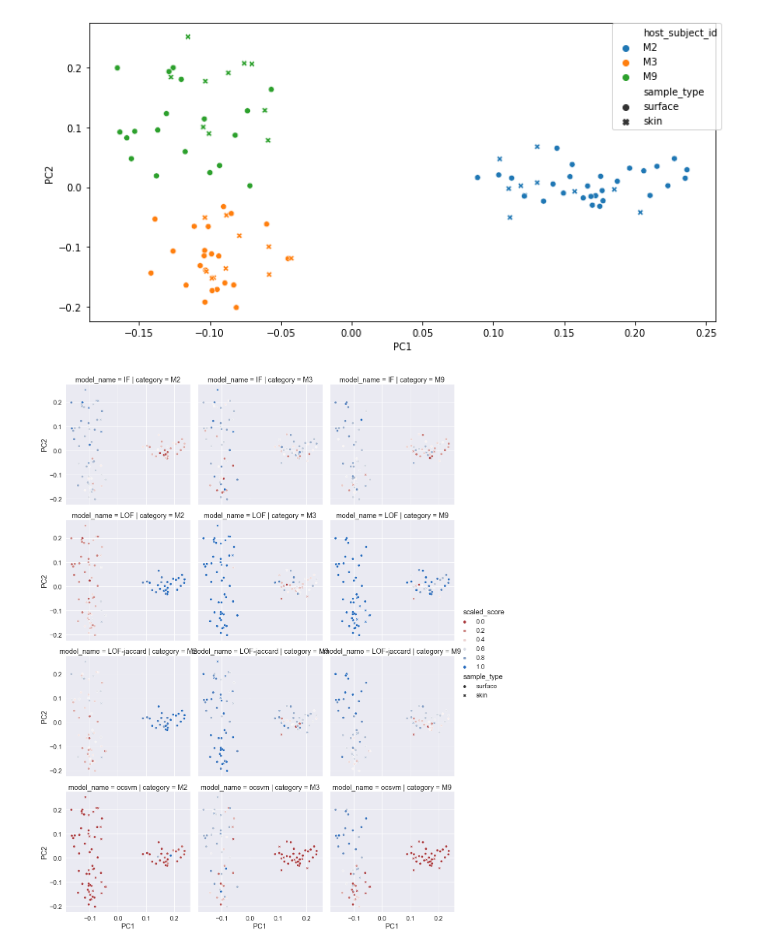
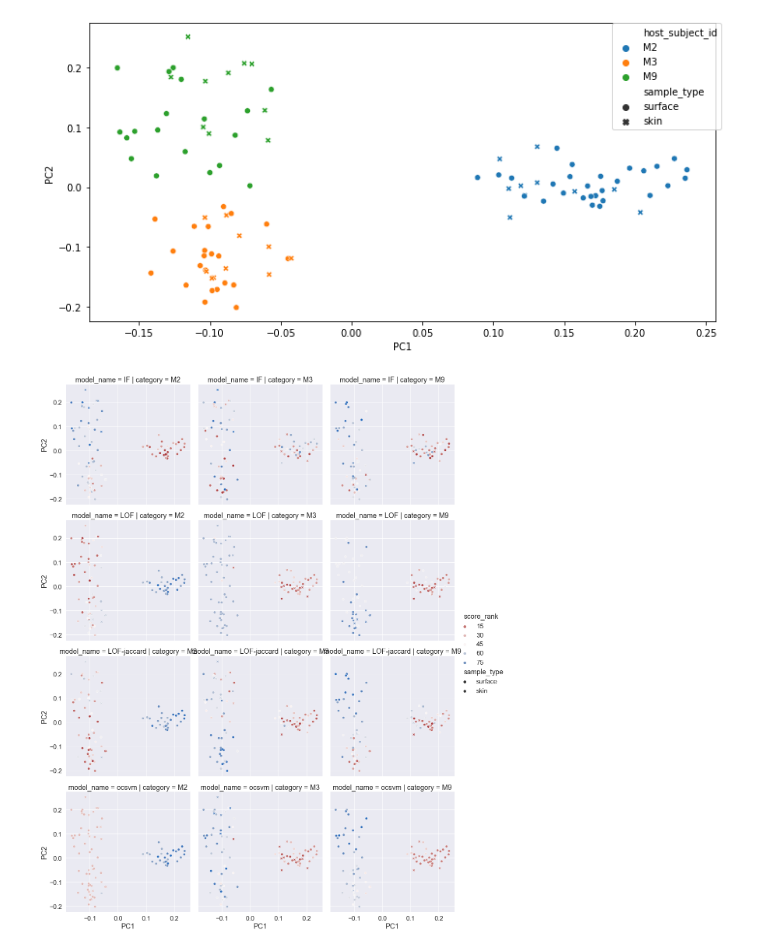
Before and after one commit to gwarmstrong/q2-anomaly-detection, a Jupyter notebook: notebooks/keyboard-ad-benchmark.ipynb, the cells around one changed output. Cells and saved outputs as stored; diff of their text form; code cells hidden in the pictures.

Commit message:
ENH more consolidation of benchmarking logic and conversion of plots to rank

```diff
--- a/notebooks/keyboard-ad-benchmark.ipynb
+++ b/notebooks/keyboard-ad-benchmark.ipynb
@@ -36,3 +72,5 @@ metadata = metadata_all.query('host_subject_id in @subject_ids')
+# %%
+metadata = subset_metadata(metadata_all)
 # %%
 metadata = metadata.set_index('sample_name')
 # %%
@@ -98,30 +123,3 @@ ocsvm = OneClassSVM(gamma='auto')
-# %%
-# CONVENTION: anomaly scores should be transformed onto (0, 1) where 0 is
-#  least anomalous and 1 is the most anomalous
-models = {
-    'IF': {
-        'model': iso,
-        'scale_score': MinMaxScaler()
-    },
-    'LOF': {
-        'model': lof,
-        'scale_score': MinMaxScaler()
-    },
-    'LOF-jaccard': {
-        'model': lof_jaccard,
-        'scale_score': MinMaxScaler()
-    },
-    'ocsvm': {
-        'model': ocsvm,
-        'scale_score': MinMaxScaler()
-    },
-}
 # %%
-training_category = 'host_subject_id_for_surface'
-truth_category = 'host_subject_id'
-def splitter():
-    return column_value_splitter(subtable, submetadata, training_category)
-
 benchmark = Benchmark(models)
-
-all_results = benchmark.benchmarking_loop(subtable, submetadata, truth_category, splitter)
+all_results = benchmark.benchmarking_loop(subtable, submetadata, TRUTH_CATEGORY, TRAINING_CATEGORY)
@@ -140,3 +126,5 @@ res_df.index = pd.MultiIndex.from_tuples(res_df.index, names=['model_name', 'cat
+# %%
+res_df = all_results.long_form()
 # %%
 res_with_pc = res_df.reset_index().join(
     pcoa_results.samples[['PC1', 'PC2', 'PC3']], on='sample_id'
@@ -158,12 +146,12 @@ sns.set(font_scale=1.5)
 # %%
 ax = sns.relplot(x='PC1', y='PC2',
             data=res_with_pc,
             col='category',
             row='model_name',
-            hue='scaled_score',
+            hue='score_rank',
             palette='vlag_r',
             style='sample_type',
             aspect=1,
            )
 # %% [output]
-[figure, old version]
+[figure, new version]
```
Also changed, not shown: parts of 17 cells of this notebook, 1 other file.
